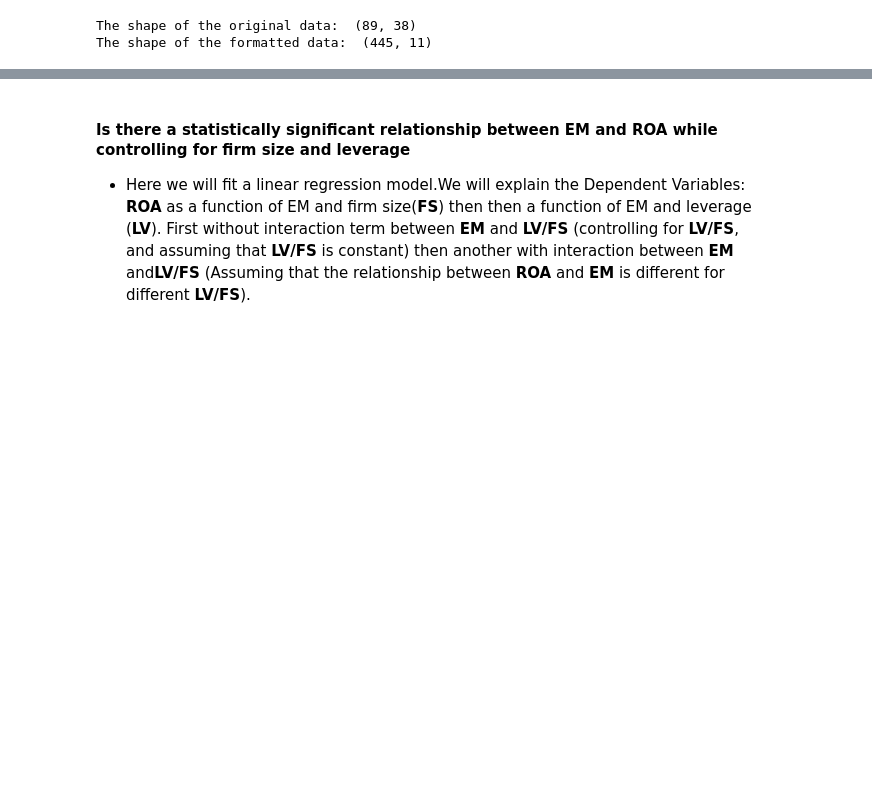
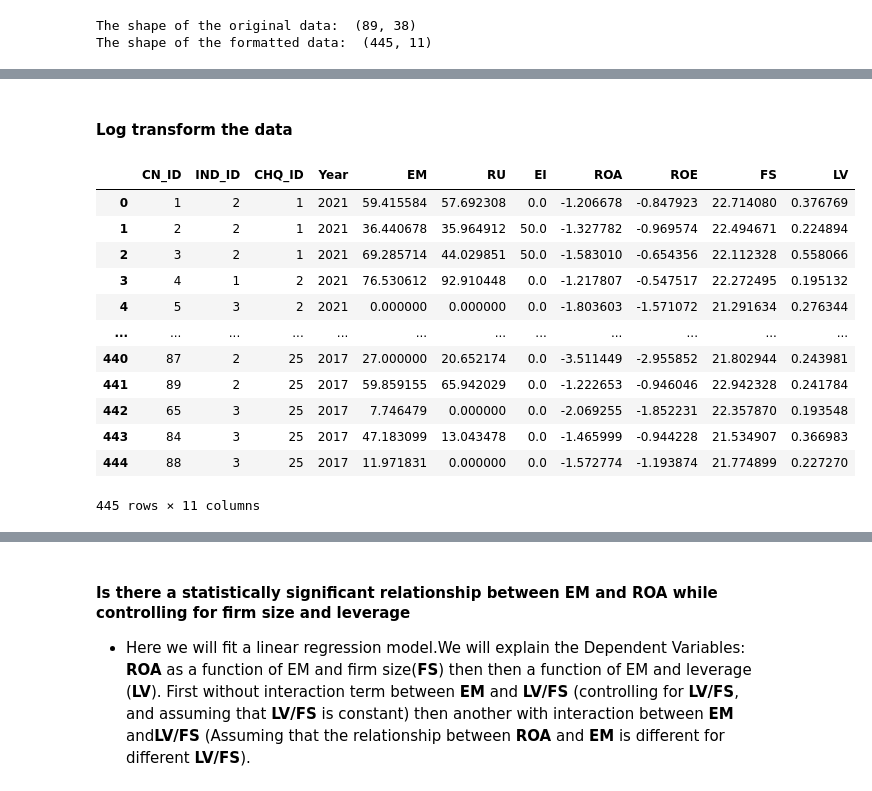
Before and after one commit to Reaganokoth/omollo_analysis, a Jupyter notebook: omollo_analysis.ipynb, the cells around one changed output, grey strips where cells are left out. Cells and saved outputs as stored; diff of their text form; code cells hidden in the pictures; blank space fills up the shorter version.

```diff
--- a/omollo_analysis.ipynb
+++ b/omollo_analysis.ipynb
@@ -149,0 +393,22 @@ The shape of the formatted data:  (445, 11)
+# %% [markdown]
+#### Log transform the data
+# %%
+long_data['ROA'] = np.log10(abs(long_data['ROA']))
+
+long_data['ROE'] = np.log10(abs(long_data['ROE']))
+
+long_data
+# %% [output]
+|  | CN_ID | IND_ID | CHQ_ID | Year | EM | RU | EI | ROA | ROE | FS | LV |
+| 0 | 1 | 2 | 1 | 2021 | 59.415584 | 57.692308 | 0.0 | -1.206678 | -0.847923 | 22.714080 | 0.376769 |
+| 1 | 2 | 2 | 1 | 2021 | 36.440678 | 35.964912 | 50.0 | -1.327782 | -0.969574 | 22.494671 | 0.224894 |
+| 2 | 3 | 2 | 1 | 2021 | 69.285714 | 44.029851 | 50.0 | -1.583010 | -0.654356 | 22.112328 | 0.558066 |
+| 3 | 4 | 1 | 2 | 2021 | 76.530612 | 92.910448 | 0.0 | -1.217807 | -0.547517 | 22.272495 | 0.195132 |
+| 4 | 5 | 3 | 2 | 2021 | 0.000000 | 0.000000 | 0.0 | -1.803603 | -1.571072 | 21.291634 | 0.276344 |
+| ... | ... | ... | ... | ... | ... | ... | ... | ... | ... | ... | ... |
+| 440 | 87 | 2 | 25 | 2017 | 27.000000 | 20.652174 | 0.0 | -3.511449 | -2.955852 | 21.802944 | 0.243981 |
+| 441 | 89 | 2 | 25 | 2017 | 59.859155 | 65.942029 | 0.0 | -1.222653 | -0.946046 | 22.942328 | 0.241784 |
+| 442 | 65 | 3 | 25 | 2017 | 7.746479 | 0.000000 | 0.0 | -2.069255 | -1.852231 | 22.357870 | 0.193548 |
+| 443 | 84 | 3 | 25 | 2017 | 47.183099 | 13.043478 | 0.0 | -1.465999 | -0.944228 | 21.534907 | 0.366983 |
+| 444 | 88 | 3 | 25 | 2017 | 11.971831 | 0.000000 | 0.0 | -1.572774 | -1.193874 | 21.774899 | 0.227270 |
+445 rows × 11 columns
```
Also changed, not shown: parts of 12 cells of this notebook, 2 other files.
